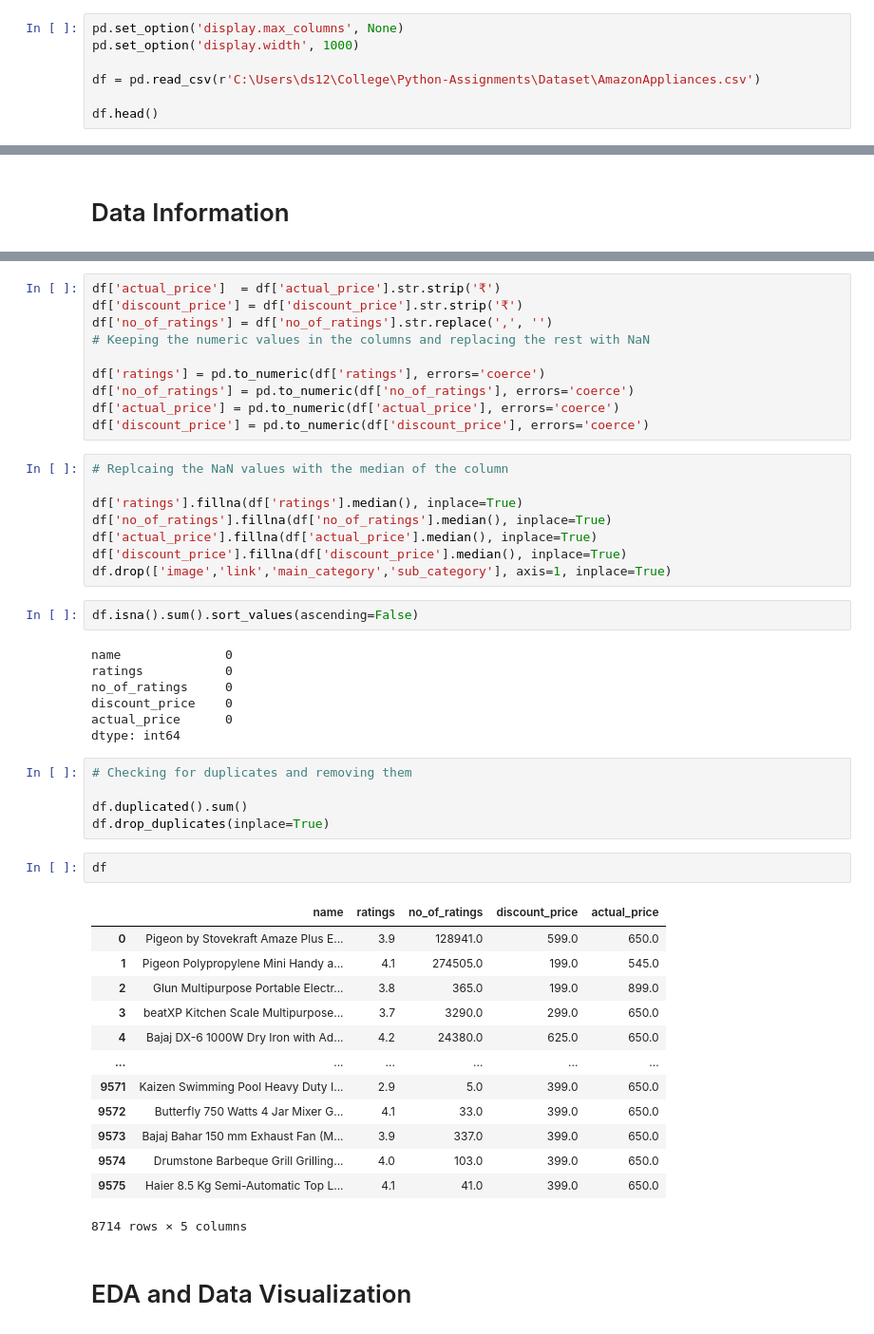
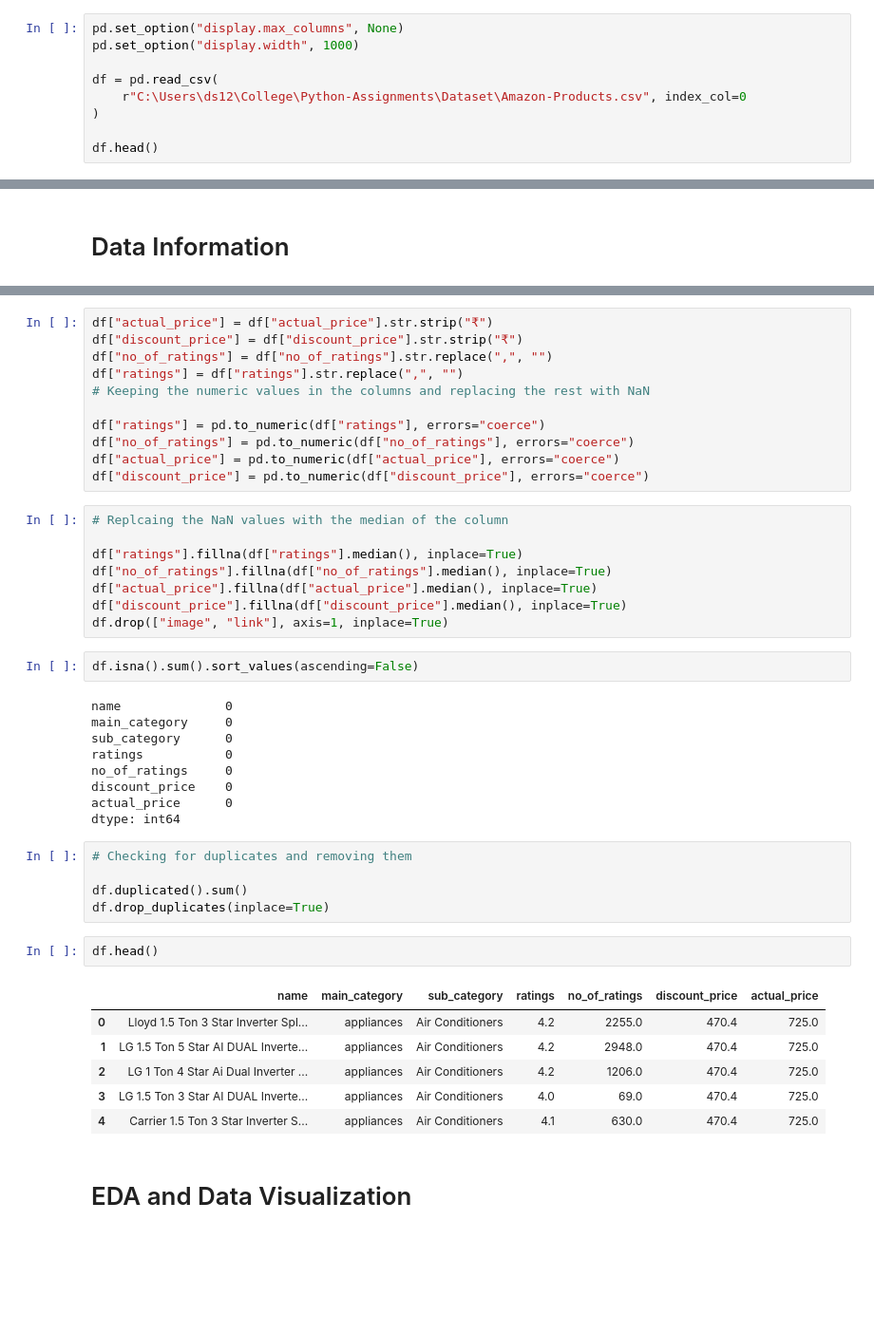
Before and after one commit to Harsh502s/Python-Assignments, a Jupyter notebook: Notebooks/Python Assignment 6 Data Viz.ipynb, the cells around one changed output, grey strips where cells are left out. Shown: that part at 95% size. Cells and saved outputs as stored; diff of their text form; blank space fills up the shorter version.

```diff
--- a/Notebooks/Python Assignment 6 Data Viz.ipynb
+++ b/Notebooks/Python Assignment 6 Data Viz.ipynb
@@ -13,10 +13,12 @@ warnings.filterwarnings('ignore')
 # %% [markdown]
 # Reading the data
 # %%
-pd.set_option('display.max_columns', None)
-pd.set_option('display.width', 1000)
+pd.set_option("display.max_columns", None)
+pd.set_option("display.width", 1000)
 
-df = pd.read_csv(r'C:\Users\ds12\College\Python-Assignments\Dataset\AmazonAppliances.csv')
+df = pd.read_csv(
+    r"C:\Users\ds12\College\Python-Assignments\Dataset\Amazon-Products.csv", index_col=0
+)
 
 df.head()
 # %% [output]
@@ -74,26 +76,29 @@ link                0
 dtype: int64
 # %%
-df['actual_price']  = df['actual_price'].str.strip('₹')
-df['discount_price'] = df['discount_price'].str.strip('₹')
-df['no_of_ratings'] = df['no_of_ratings'].str.replace(',', '')
+df["actual_price"] = df["actual_price"].str.strip("₹")
+df["discount_price"] = df["discount_price"].str.strip("₹")
+df["no_of_ratings"] = df["no_of_ratings"].str.replace(",", "")
+df["ratings"] = df["ratings"].str.replace(",", "")
 # Keeping the numeric values in the columns and replacing the rest with NaN
 
-df['ratings'] = pd.to_numeric(df['ratings'], errors='coerce')
-df['no_of_ratings'] = pd.to_numeric(df['no_of_ratings'], errors='coerce')
-df['actual_price'] = pd.to_numeric(df['actual_price'], errors='coerce')
-df['discount_price'] = pd.to_numeric(df['discount_price'], errors='coerce')
+df["ratings"] = pd.to_numeric(df["ratings"], errors="coerce")
+df["no_of_ratings"] = pd.to_numeric(df["no_of_ratings"], errors="coerce")
+df["actual_price"] = pd.to_numeric(df["actual_price"], errors="coerce")
+df["discount_price"] = pd.to_numeric(df["discount_price"], errors="coerce")
 # %%
 # Replcaing the NaN values with the median of the column
 
-df['ratings'].fillna(df['ratings'].median(), inplace=True)
-df['no_of_ratings'].fillna(df['no_of_ratings'].median(), inplace=True)
-df['actual_price'].fillna(df['actual_price'].median(), inplace=True)
-df['discount_price'].fillna(df['discount_price'].median(), inplace=True)
-df.drop(['image','link','main_category','sub_category'], axis=1, inplace=True)
+df["ratings"].fillna(df["ratings"].median(), inplace=True)
+df["no_of_ratings"].fillna(df["no_of_ratings"].median(), inplace=True)
+df["actual_price"].fillna(df["actual_price"].median(), inplace=True)
+df["discount_price"].fillna(df["discount_price"].median(), inplace=True)
+df.drop(["image", "link"], axis=1, inplace=True)
 # %%
 df.isna().sum().sort_values(ascending=False)
 # %% [output]
 name              0
+main_category     0
+sub_category      0
 ratings           0
 no_of_ratings     0
 discount_price    0
@@ -105,20 +110,13 @@ dtype: int64
 df.duplicated().sum()
 df.drop_duplicates(inplace=True)
 # %%
-df
+df.head()
 # %% [output]
-|  | name | ratings | no_of_ratings | discount_price | actual_price |
-| 0 | Pigeon by Stovekraft Amaze Plus E... | 3.9 | 128941.0 | 599.0 | 650.0 |
-| 1 | Pigeon Polypropylene Mini Handy a... | 4.1 | 274505.0 | 199.0 | 545.0 |
-| 2 | Glun Multipurpose Portable Electr... | 3.8 | 365.0 | 199.0 | 899.0 |
-| 3 | beatXP Kitchen Scale Multipurpose... | 3.7 | 3290.0 | 299.0 | 650.0 |
-| 4 | Bajaj DX-6 1000W Dry Iron with Ad... | 4.2 | 24380.0 | 625.0 | 650.0 |
-| ... | ... | ... | ... | ... | ... |
-| 9571 | Kaizen Swimming Pool Heavy Duty I... | 2.9 | 5.0 | 399.0 | 650.0 |
-| 9572 | Butterfly 750 Watts 4 Jar Mixer G... | 4.1 | 33.0 | 399.0 | 650.0 |
-| 9573 | Bajaj Bahar 150 mm Exhaust Fan (M... | 3.9 | 337.0 | 399.0 | 650.0 |
-| 9574 | Drumstone Barbeque Grill Grilling... | 4.0 | 103.0 | 399.0 | 650.0 |
-| 9575 | Haier 8.5 Kg Semi-Automatic Top L... | 4.1 | 41.0 | 399.0 | 650.0 |
+|  | name | main_category | sub_category | ratings | no_of_ratings | discount_price | actual_price |
+| 0 | Lloyd 1.5 Ton 3 Star Inverter Spl... | appliances | Air Conditioners | 4.2 | 2255.0 | 470.4 | 725.0 |
+| 1 | LG 1.5 Ton 5 Star AI DUAL Inverte... | appliances | Air Conditioners | 4.2 | 2948.0 | 470.4 | 725.0 |
+| 2 | LG 1 Ton 4 Star Ai Dual Inverter ... | appliances | Air Conditioners | 4.2 | 1206.0 | 470.4 | 725.0 |
+| 3 | LG 1.5 Ton 3 Star AI DUAL Inverte... | appliances | Air Conditioners | 4.0 | 69.0 | 470.4 | 725.0 |
+| 4 | Carrier 1.5 Ton 3 Star Inverter S... | appliances | Air Conditioners | 4.1 | 630.0 | 470.4 | 725.0 |
-8714 rows × 5 columns
 # %% [markdown]
 # EDA and Data Visualization
```
Also changed, not shown: parts of 11 cells of this notebook.
